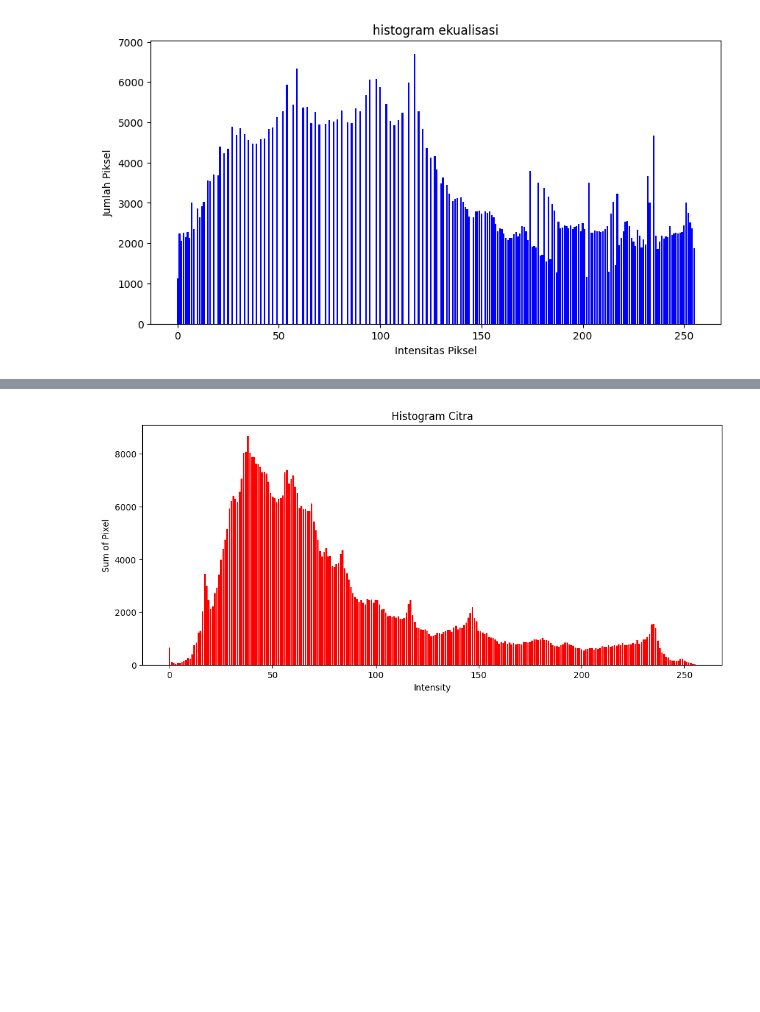
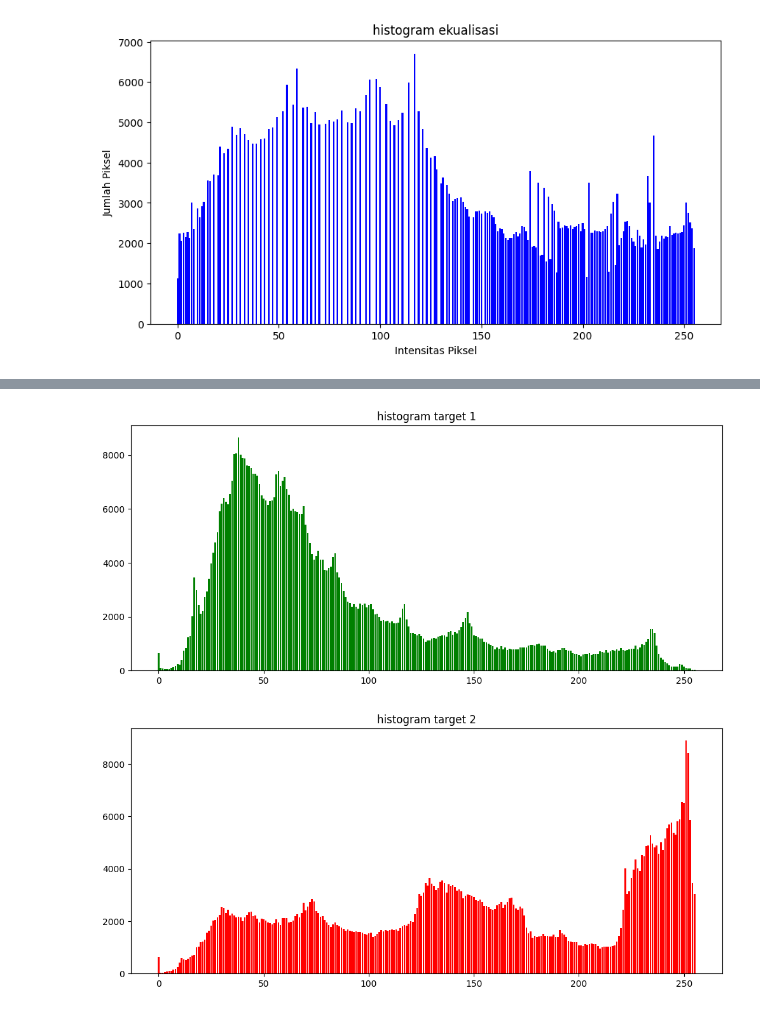
Before and after one commit to praktikum-pcd-2026/susulan-modul-2-muhammadizzul10, a Jupyter notebook: jurnalm2.ipynb, the cells around one changed output, grey strips where cells are left out. Cells and saved outputs as stored; diff of their text form; code cells hidden in the pictures; blank space fills up the shorter version.

```diff
--- a/jurnalm2.ipynb
+++ b/jurnalm2.ipynb
@@ -80,5 +94,5 @@ target2 = pd.read_csv("target 2.csv")
 # %%
-def tampil_histogram(nama_file):
+def tampil_histogram1(nama_file):
     # Baca CSV
     data = pd.read_csv(nama_file)
 
@@ -89,9 +103,5 @@ def tampil_histogram(nama_file):
     # Plot histogram
     plt.figure(figsize=(12, 5))
     plt.bar(intensity, sum_pixel, color = 'green')
-
-    plt.title("Histogram Citra")
-    plt.xlabel("Intensity")
-    plt.ylabel("Sum of Pixel")
-
+    plt.title("histogram target 1")
     plt.show()
@@ -97,0 +110,14 @@ def tampil_histogram(nama_file):
+# %%
+def tampil_histogram2(nama_file):
+    # Baca CSV
+    data = pd.read_csv(nama_file)
+
+    # Ambil data
+    intensity = data["Intensity"]
+    sum_pixel = data["Sum of Pixel"]
+
+    # Plot histogram
+    plt.figure(figsize=(12, 5))
+    plt.bar(intensity, sum_pixel, color = 'red')
+    plt.title("histogram target 2")
+    plt.show()
@@ -98,4 +126,6 @@ def tampil_histogram(nama_file):
 # %%
-histoTarget1 = tampil_histogram("target 1.csv")
+histoTarget1 = tampil_histogram1("target 1.csv")
+histoTarget2 = tampil_histogram2("target 2.csv")
 # %% [output]
-[figure, old version]
+[figure, new version]
+[figure, added]
```
Also changed, not shown: parts of 29 cells of this notebook.
